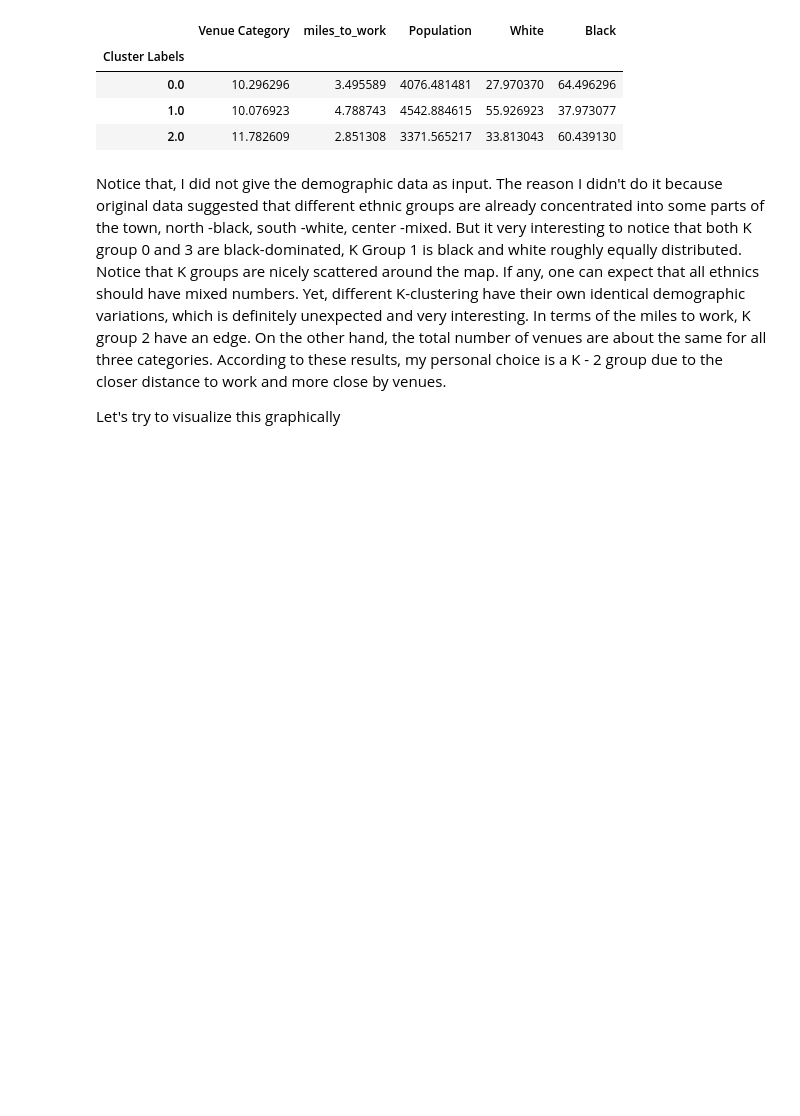
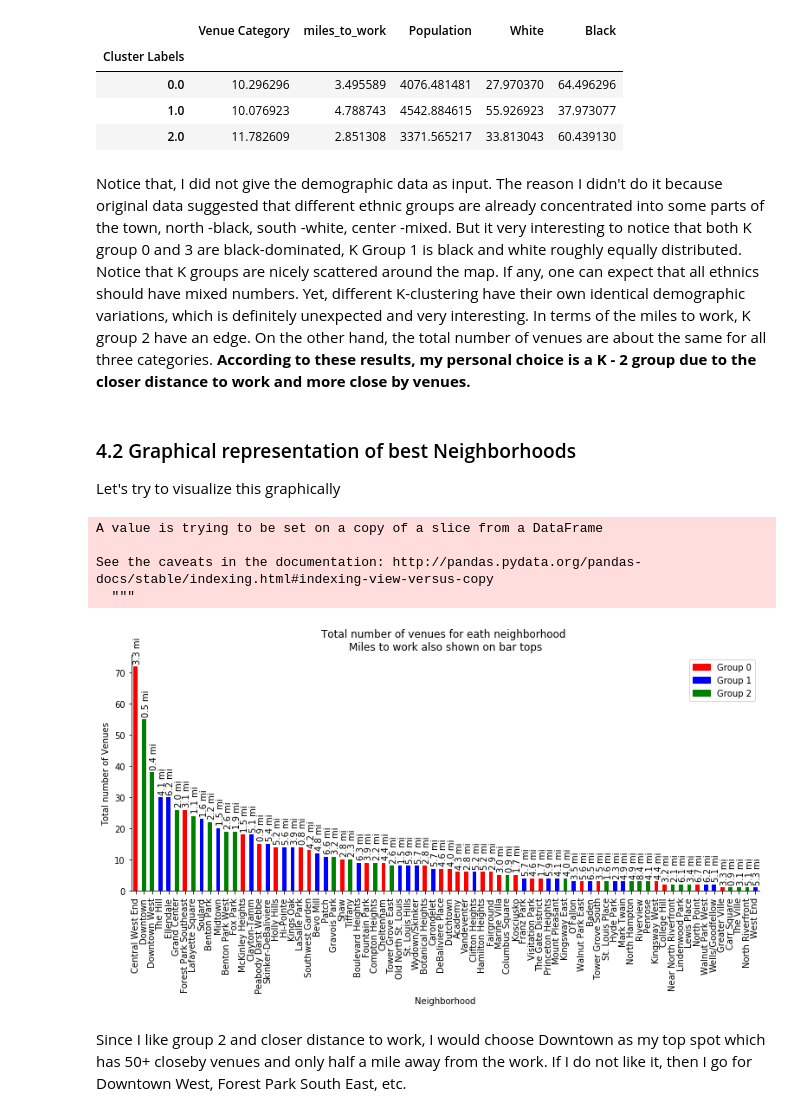
Before and after one commit to sumedhekaru/Analyzing-Neighborhoods, a Jupyter notebook: Battle_of_Neighborhood_V2.ipynb, the cells around one changed output. Cells and saved outputs as stored; diff of their text form; code cells hidden in the pictures; blank space fills up the shorter version.

```diff
--- a/Battle_of_Neighborhood_V2.ipynb
+++ b/Battle_of_Neighborhood_V2.ipynb
@@ -695,6 +707,49 @@ df_groups2.head()
 | 1.0 | 10.076923 | 4.788743 | 4542.884615 | 55.926923 | 37.973077 |
 | 2.0 | 11.782609 | 2.851308 | 3371.565217 | 33.813043 | 60.439130 |
 # %% [markdown]
-Notice that, I did not give the demographic data as input. The reason I didn't do it because original data suggested that different ethnic groups are already concentrated into some parts of the town, north -black, south -white, center -mixed. But it very interesting to notice that both K group 0 and 3 are black-dominated, K Group 1 is black and white roughly equally distributed. Notice that K groups are nicely scattered around the map. If any, one can expect that all ethnics should have mixed numbers. Yet, different K-clustering have their own identical demographic variations, which is definitely unexpected and very interesting. In terms of the miles to work, K group 2 have an edge. On the other hand, the total number of venues are about the same for all three categories. According to these results, my personal choice is a K - 2 group due to the closer distance to work and more close by venues.
-
-Let's try to visualize this graphically
+Notice that, I did not give the demographic data as input. The reason I didn't do it because original data suggested that different ethnic groups are already concentrated into some parts of the town, north -black, south -white, center -mixed. But it very interesting to notice that both K group 0 and 3 are black-dominated, K Group 1 is black and white roughly equally distributed. Notice that K groups are nicely scattered around the map. If any, one can expect that all ethnics should have mixed numbers. Yet, different K-clustering have their own identical demographic variations, which is definitely unexpected and very interesting. In terms of the miles to work, K group 2 have an edge. On the other hand, the total number of venues are about the same for all three categories. **According to these results, my personal choice is a K - 2 group due to the closer distance to work and more close by venues.**
+# %% [markdown]
+### 4.2 Graphical representation of best Neighborhoods
+Let's try to visualize this graphically
+# %%
+
+
+colors = df_groups['Cluster Labels'].transpose()
+
+colors[colors == 0] = 'red'
+colors[colors == 1] = 'blue'
+colors[colors == 2] = 'green'
+
+ax = df_groups.plot.bar(x = 'Neighborhood', y = 'Venue Category', figsize=(13,5)
+      , color = colors)
+
+# print(colors)
+ax.set_ylabel('Total number of Venues')
+ax.legend(bbox_to_anchor=(1, 1.))
+ax.spines['right'].set_visible(False)
+ax.spines['top'].set_visible(False)
+#ax.get_legend()
+
+
+
+for i, v in enumerate(st_louis_venue_numbers['Venue Category']):
+    ax.text(i-0.25, v + 1,
+            str(round(st_louis_venue_numbers.miles_to_work[i],1)) + ' mi',
+            color='k',rotation = 90, verticalalignment = 'bottom')
+ax.title.set_text('Total number of venues for eath neighborhood \nMiles to work also shown on bar tops')
+
+# Add legend manually
+import matplotlib.patches as mpatches
+red_patch = mpatches.Patch(color='red', label='Group 0')
+blue_patch = mpatches.Patch(color='blue', label='Group 1')
+green_patch = mpatches.Patch(color='green', label='Group 2')
+
+lg = plt.legend(handles=[red_patch, blue_patch, green_patch])
+# %% [output]
+A value is trying to be set on a copy of a slice from a DataFrame
+
+See the caveats in the documentation: http://pandas.pydata.org/pandas-docs/stable/indexing.html#indexing-view-versus-copy
+  """
+[figure, added]
+# %% [markdown]
+Since I like group 2 and closer distance to work, I would choose Downtown as my top spot which has 50+ closeby venues and only half a mile away from the work. If I do not like it, then I go for Downtown West, Forest Park South East, etc.
```
Also changed, not shown: parts of 22 cells of this notebook.
